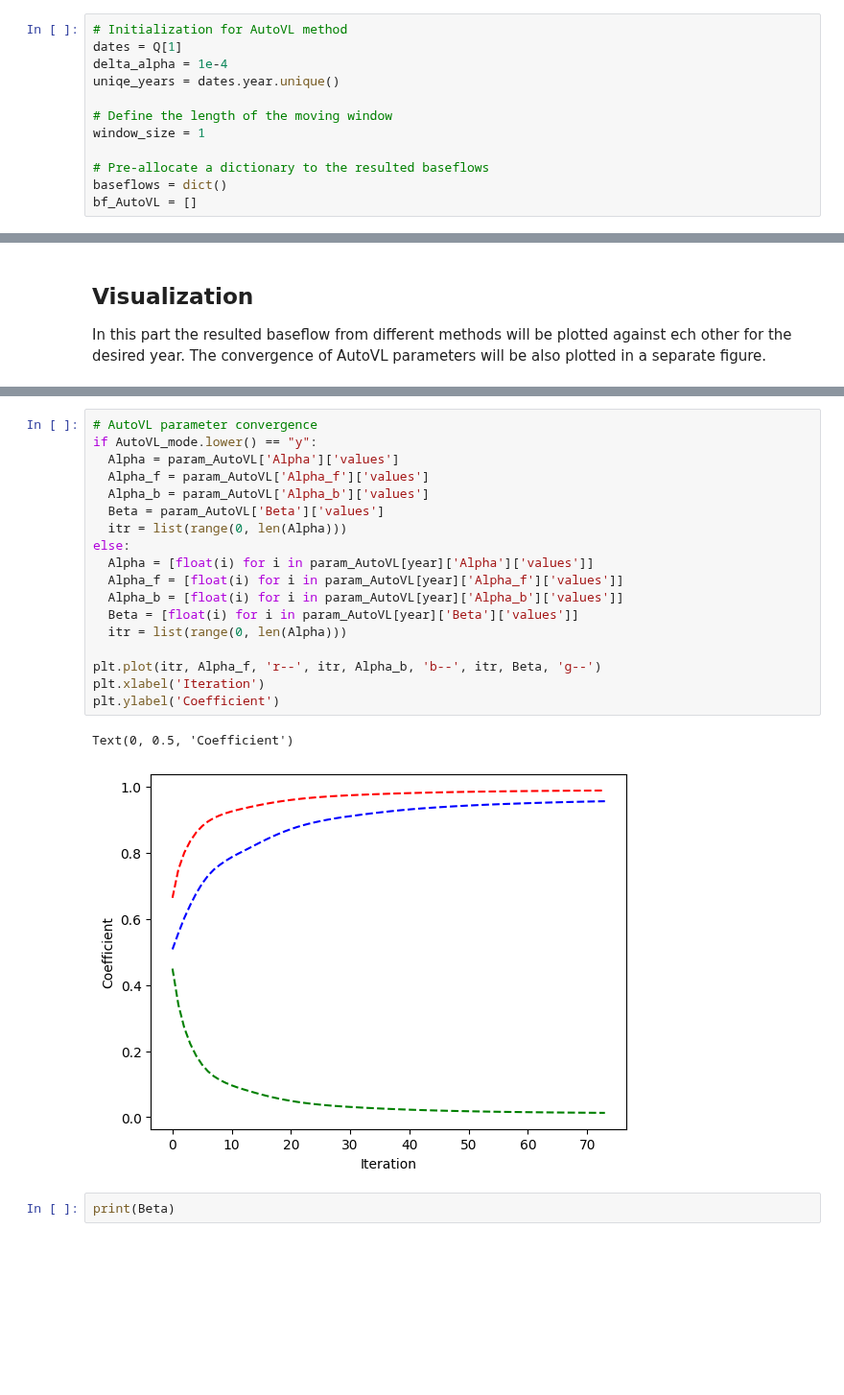
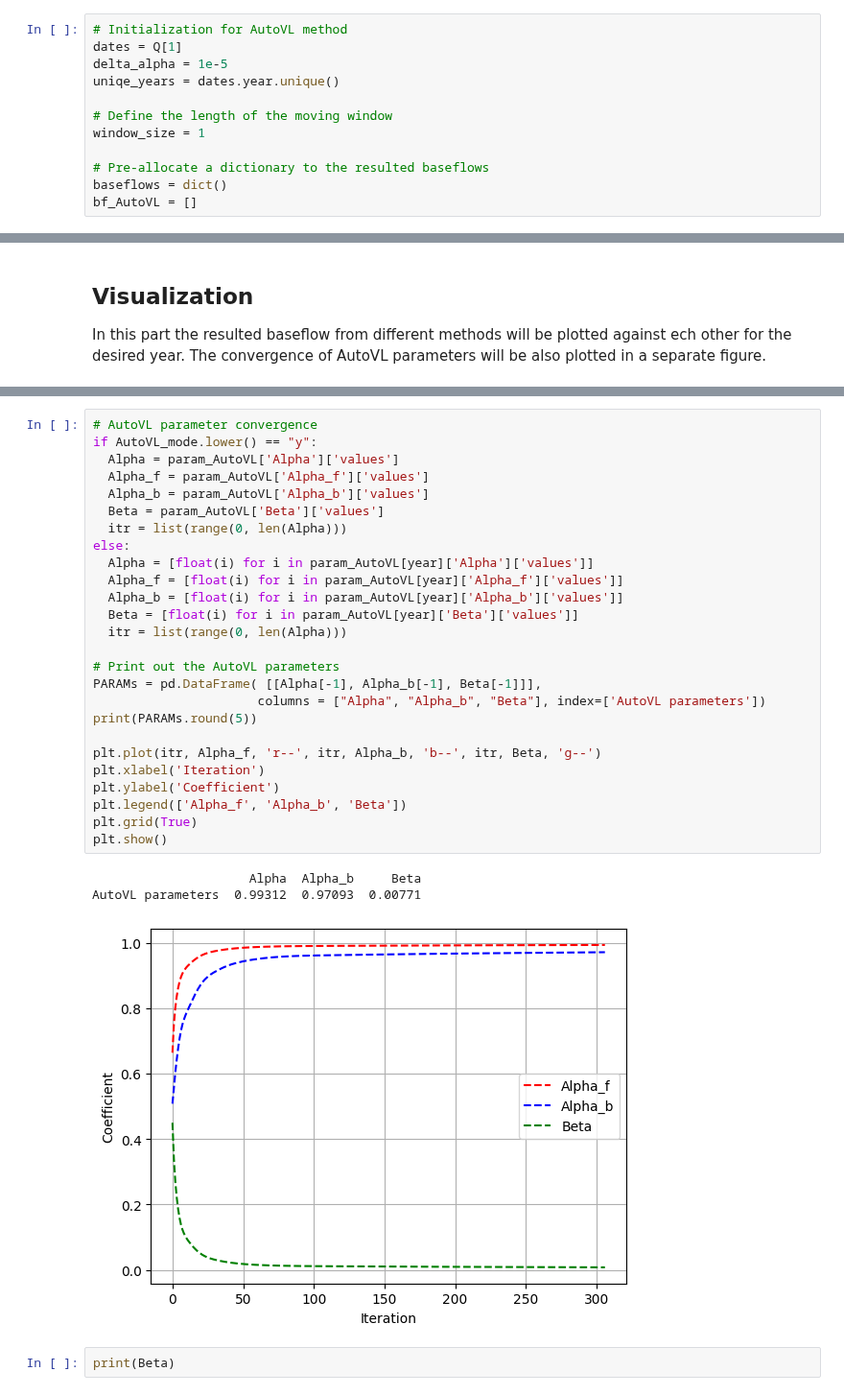
Before and after one commit to ssharifazari/AutoVL, a Jupyter notebook: AutoVL.ipynb, the cells around one changed output, grey strips where cells are left out. Shown at 96% size. Cells and saved outputs as stored; diff of their text form; blank space fills up the shorter version.

```diff
--- a/AutoVL.ipynb
+++ b/AutoVL.ipynb
@@ -297,7 +297,7 @@ def AutVL(q, alpha, delta_alpha):
 # %%
 # Initialization for AutoVL method
 dates = Q[1]
-delta_alpha = 1e-4
+delta_alpha = 1e-5
 uniqe_years = dates.year.unique()
 
 # Define the length of the moving window
@@ -415,24 +412,33 @@ Enter the year of interest for plotting: {year}2016
 # %%
 # AutoVL parameter convergence
 if AutoVL_mode.lower() == "y":
   Alpha = param_AutoVL['Alpha']['values']
   Alpha_f = param_AutoVL['Alpha_f']['values']
   Alpha_b = param_AutoVL['Alpha_b']['values']
   Beta = param_AutoVL['Beta']['values']
   itr = list(range(0, len(Alpha)))
 else:
   Alpha = [float(i) for i in param_AutoVL[year]['Alpha']['values']]
   Alpha_f = [float(i) for i in param_AutoVL[year]['Alpha_f']['values']]
   Alpha_b = [float(i) for i in param_AutoVL[year]['Alpha_b']['values']]
   Beta = [float(i) for i in param_AutoVL[year]['Beta']['values']]
   itr = list(range(0, len(Alpha)))
 
+# Print out the AutoVL parameters
+PARAMs = pd.DataFrame( [[Alpha[-1], Alpha_b[-1], Beta[-1]]],
+                      columns = ["Alpha", "Alpha_b", "Beta"], index=['AutoVL parameters'])
+print(PARAMs.round(5))
+
 plt.plot(itr, Alpha_f, 'r--', itr, Alpha_b, 'b--', itr, Beta, 'g--')
 plt.xlabel('Iteration')
 plt.ylabel('Coefficient')
+plt.legend(['Alpha_f', 'Alpha_b', 'Beta'])
+plt.grid(True)
+plt.show()
 # %% [output]
-Text(0, 0.5, 'Coefficient')
+                     Alpha  Alpha_b     Beta
+AutoVL parameters  0.99312  0.97093  0.00771
-[figure, old version]
+[figure, new version]
 # %%
 print(Beta)
 # %% [output]
```
Also changed, not shown: parts of 2 cells of this notebook.
